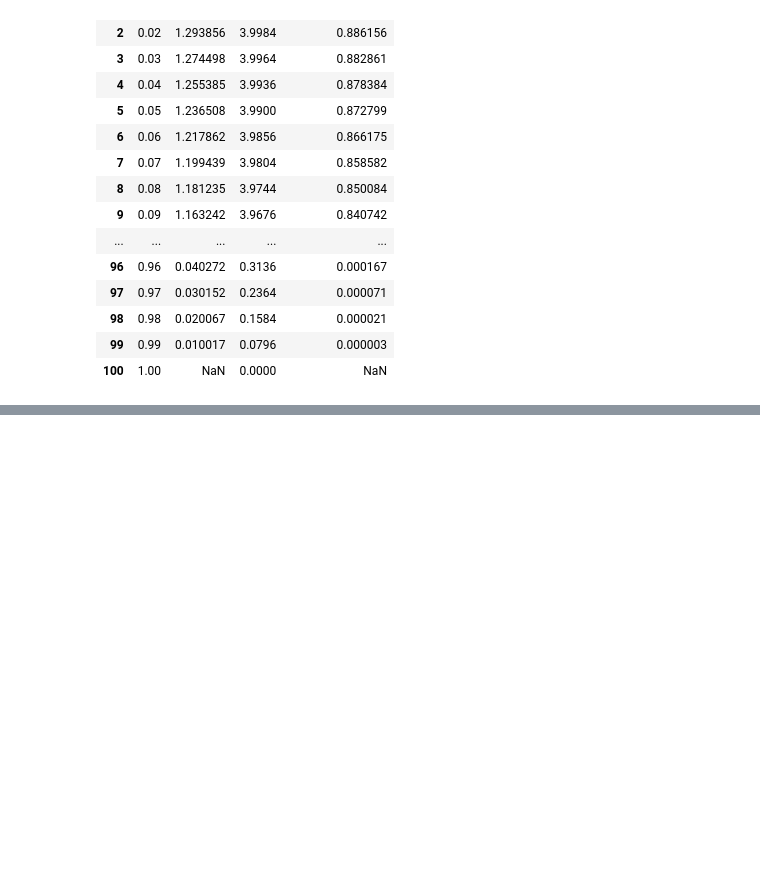
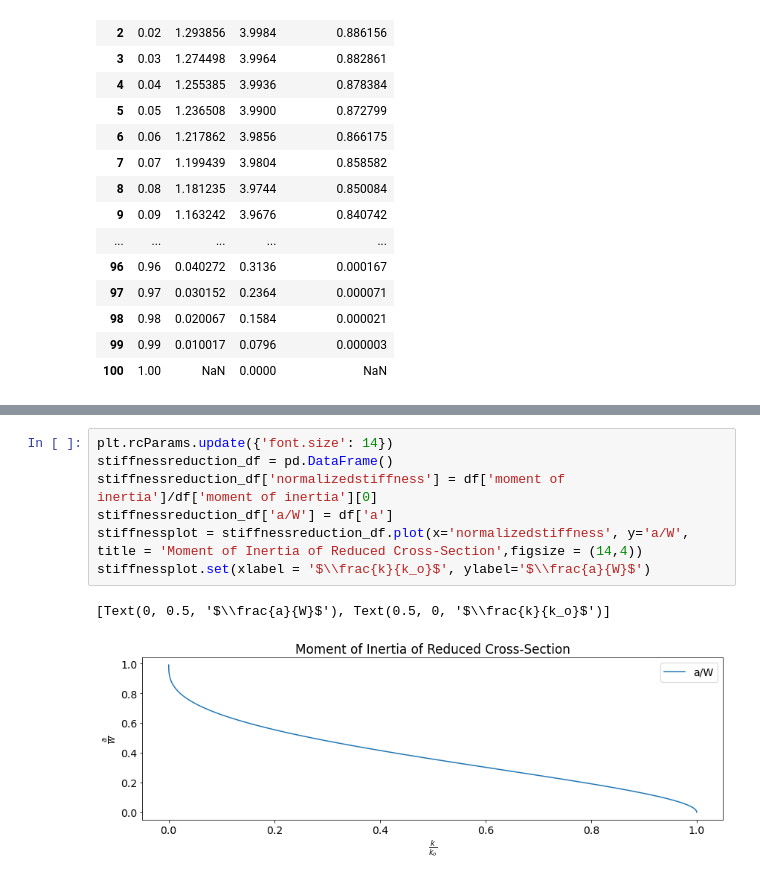
Before and after one commit to santiagoelawad/reduction_moment_of_inertia_chevron, a Jupyter notebook: chevron_notch_reduction.ipynb, the cells around one changed output, grey strips where cells are left out. Saved outputs shown, nothing was run; the diff lists cells and outputs as text; blank space fills up the shorter version.

```diff
--- a/chevron_notch_reduction.ipynb
+++ b/chevron_notch_reduction.ipynb
@@ -87,0 +107,10 @@ df
+# %%
+plt.rcParams.update({'font.size': 14})
+stiffnessreduction_df = pd.DataFrame()
+stiffnessreduction_df['normalizedstiffness'] = df['moment of inertia']/df['moment of inertia'][0]
+stiffnessreduction_df['a/W'] = df['a']
+stiffnessplot = stiffnessreduction_df.plot(x='normalizedstiffness', y='a/W', title = 'Moment of Inertia of Reduced Cross-Section',figsize = (14,4))
+stiffnessplot.set(xlabel = '$\\frac{k}{k_o}$', ylabel='$\\frac{a}{W}$')
+# %% [output]
+[Text(0, 0.5, '$\\frac{a}{W}$'), Text(0.5, 0, '$\\frac{k}{k_o}$')]
+[figure, added]
```
Also changed, not shown: parts of 4 cells of this notebook.
